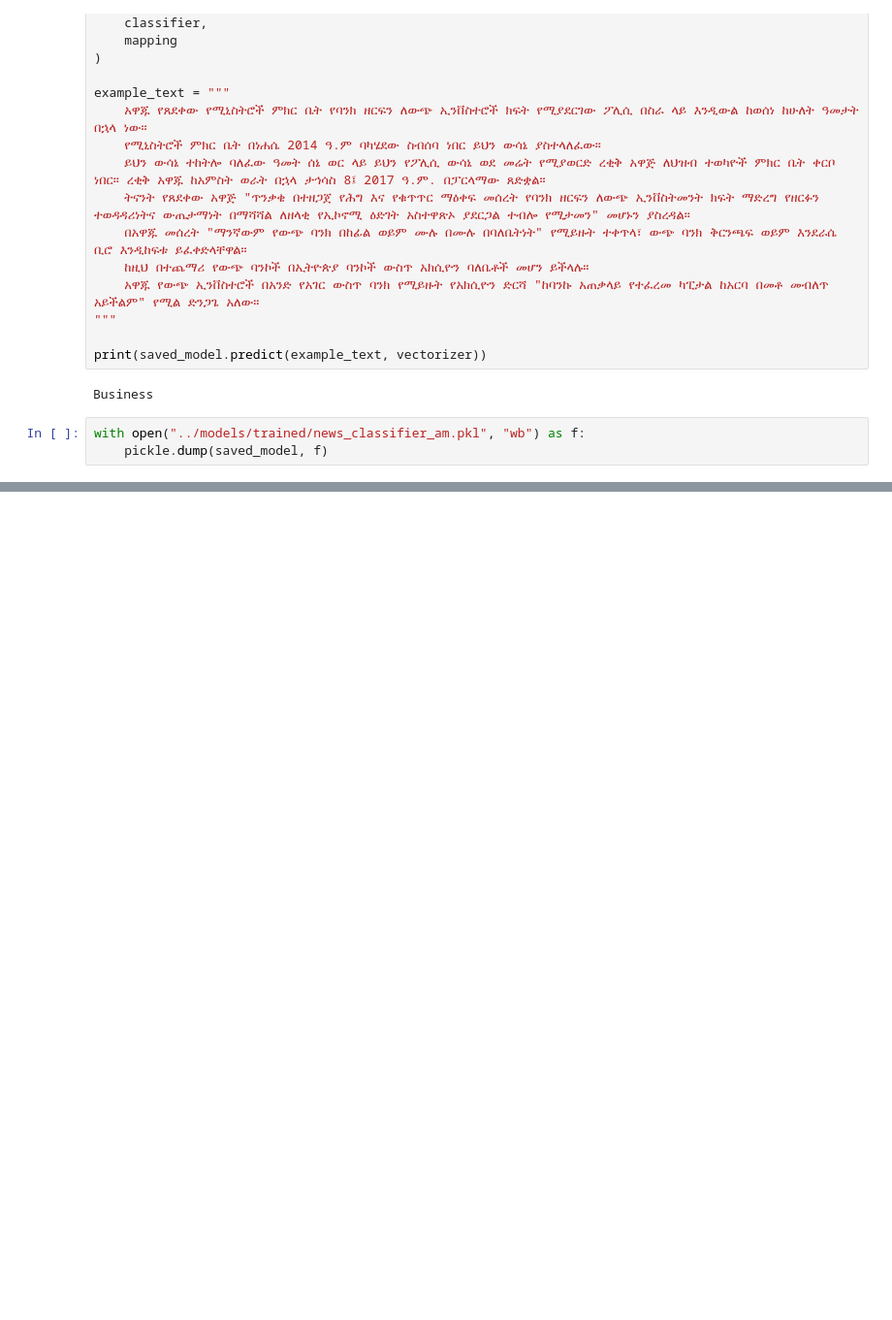
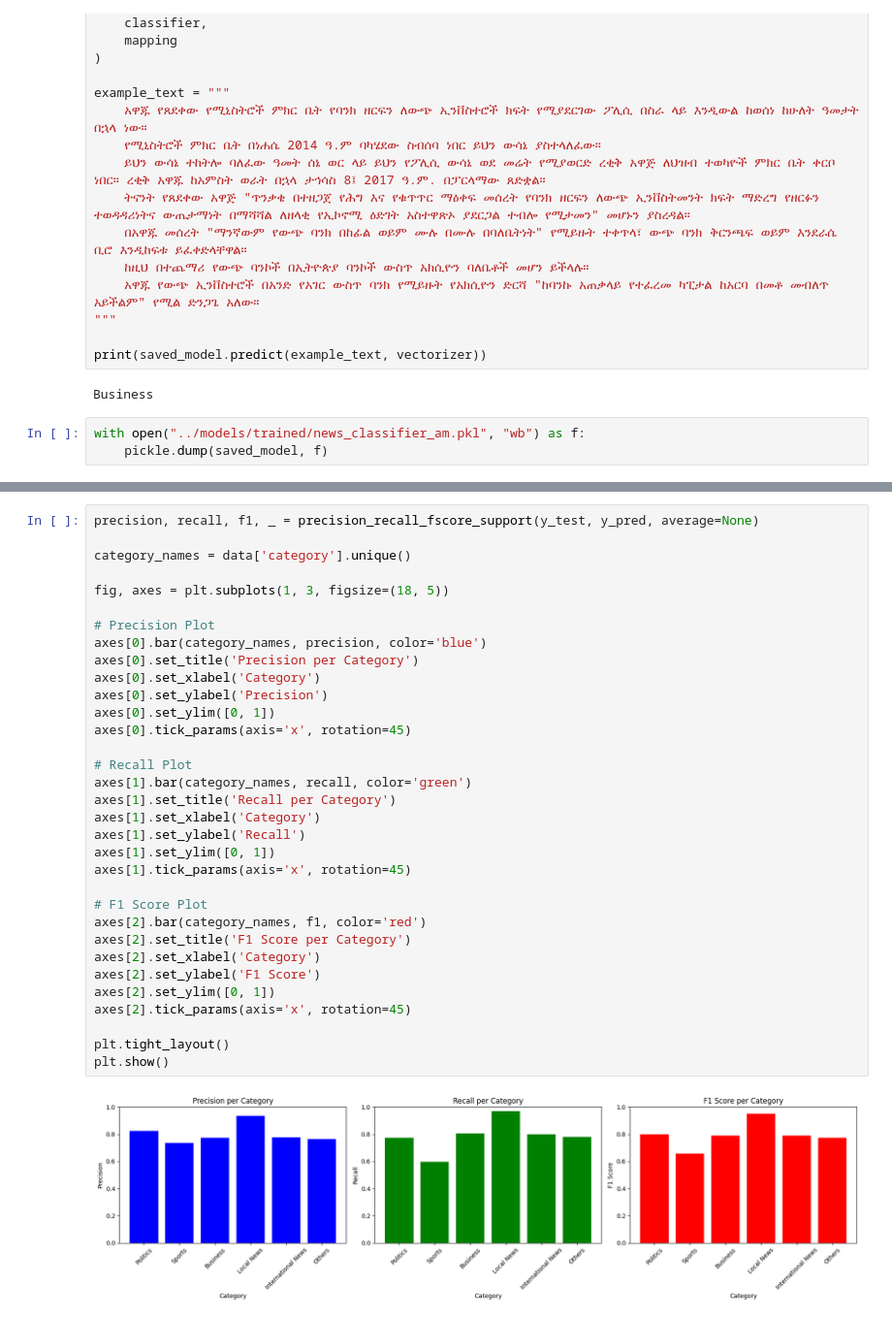
Before and after one commit to AnaniyaT/am-news-classification, a Jupyter notebook: models/train.ipynb, the cells around one changed output, grey strips where cells are left out. Shown: that part at 97% size. Cells and saved outputs as stored; diff of their text form; blank space fills up the shorter version.

```diff
--- a/models/train.ipynb
+++ b/models/train.ipynb
@@ -182,0 +346,35 @@ s_m.predict(example_text, vectorizer)
+# %%
+precision, recall, f1, _ = precision_recall_fscore_support(y_test, y_pred, average=None)
+
+category_names = data['category'].unique()
+
+fig, axes = plt.subplots(1, 3, figsize=(18, 5))
+
+# Precision Plot
+axes[0].bar(category_names, precision, color='blue')
+axes[0].set_title('Precision per Category')
+axes[0].set_xlabel('Category')
+axes[0].set_ylabel('Precision')
+axes[0].set_ylim([0, 1])
+axes[0].tick_params(axis='x', rotation=45)
+
+# Recall Plot
+axes[1].bar(category_names, recall, color='green')
+axes[1].set_title('Recall per Category')
+axes[1].set_xlabel('Category')
+axes[1].set_ylabel('Recall')
+axes[1].set_ylim([0, 1])
+axes[1].tick_params(axis='x', rotation=45)
+
+# F1 Score Plot
+axes[2].bar(category_names, f1, color='red')
+axes[2].set_title('F1 Score per Category')
+axes[2].set_xlabel('Category')
+axes[2].set_ylabel('F1 Score')
+axes[2].set_ylim([0, 1])
+axes[2].tick_params(axis='x', rotation=45)
+
+plt.tight_layout()
+plt.show()
+# %% [output]
+[figure, added]
```
Also changed, not shown: parts of 19 cells of this notebook.
